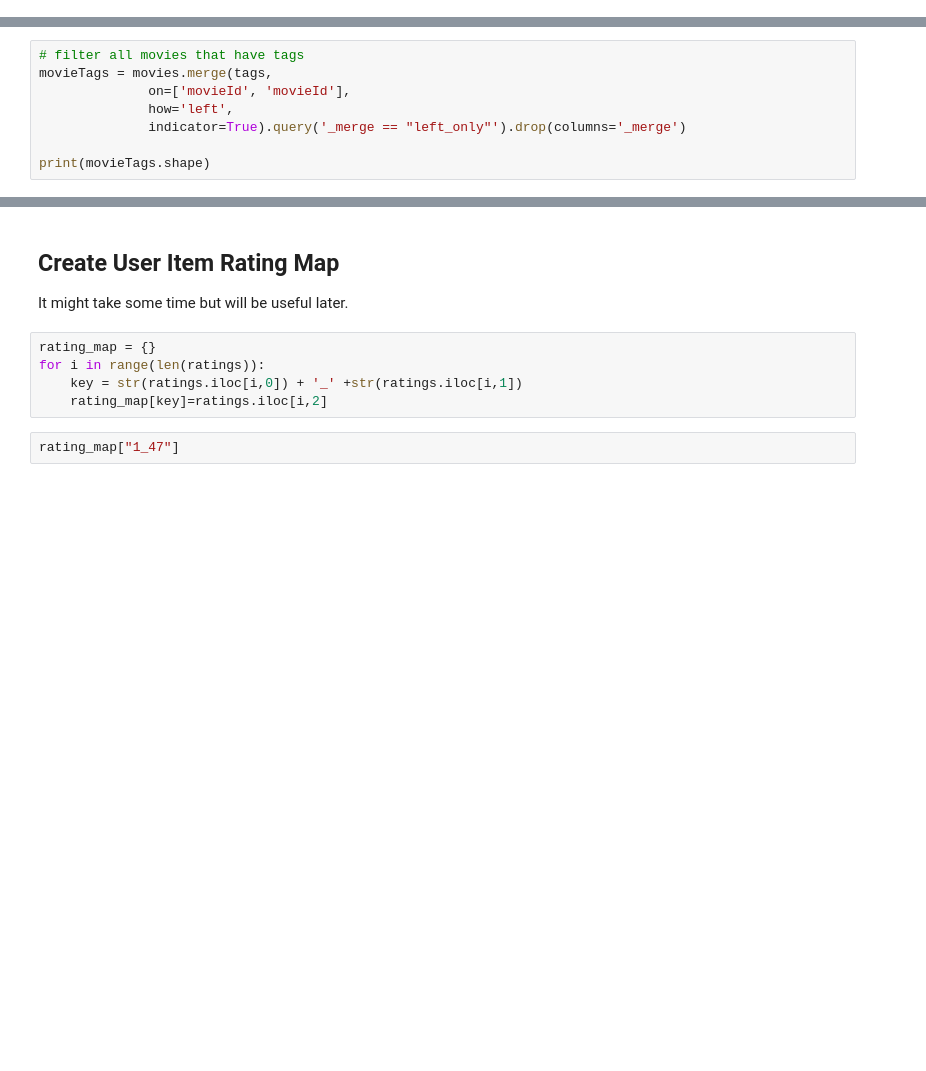
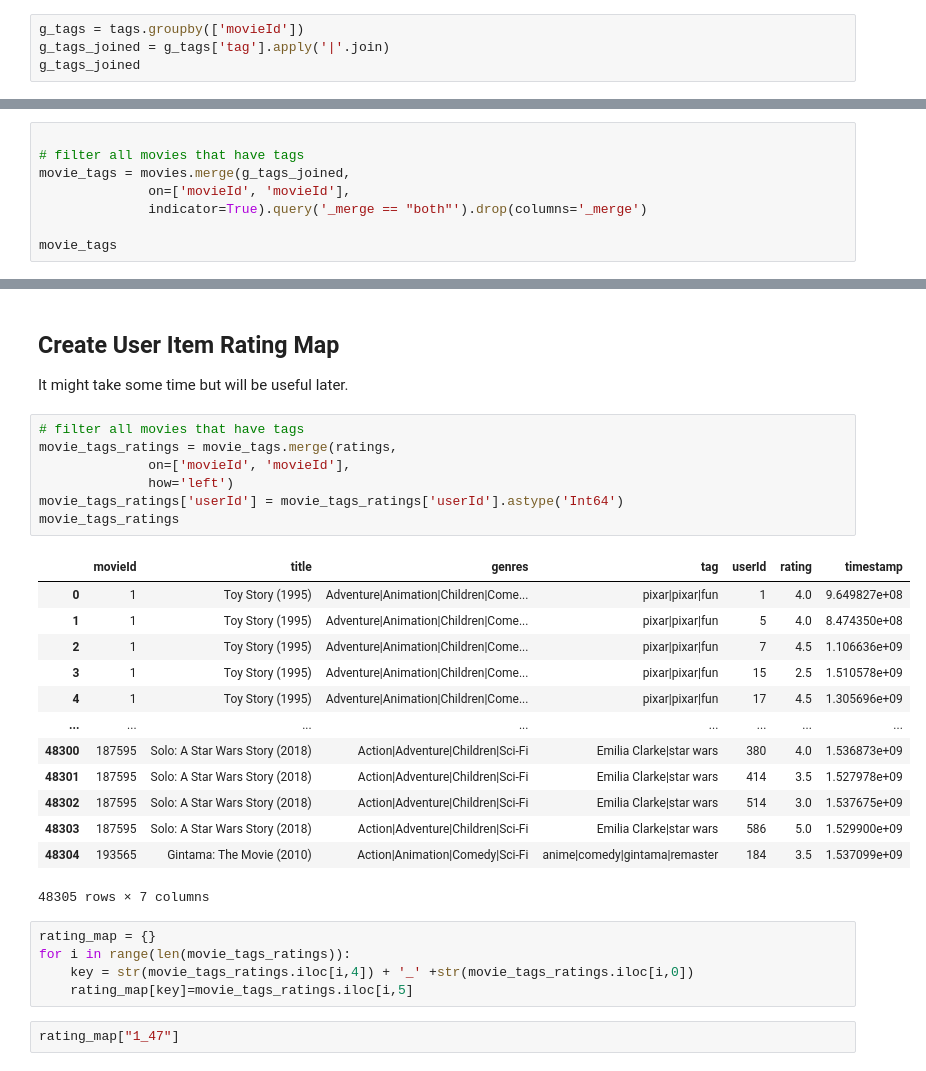
Before and after one commit to TxCorpi0x/data_science, a Jupyter notebook: recommender_systems/content_based_tags.ipynb, the cells around one changed output, grey strips where cells are left out. Drawn from its saved outputs; the diff is of its cells as text; blank space fills up the shorter version.

Commit message:
fix the tags using merge

```diff
--- a/recommender_systems/content_based_tags.ipynb
+++ b/recommender_systems/content_based_tags.ipynb
@@ -94,3 +82,7 @@ tags.head()
 # %% [markdown]
 ### Extract junction movies
 Extract the movies that have the corresponding list of tags in the tags DB
+# %%
+g_tags = tags.groupby(['movieId'])
+g_tags_joined = g_tags['tag'].apply('|'.join)
+g_tags_joined
@@ -97,9 +103,9 @@ Extract the movies that have the corresponding list of tags in the tags DB
 # %%
+
 # filter all movies that have tags
-movieTags = movies.merge(tags,
+movie_tags = movies.merge(g_tags_joined,
               on=['movieId', 'movieId'],
-              how='left',
-              indicator=True).query('_merge == "left_only"').drop(columns='_merge')
+              indicator=True).query('_merge == "both"').drop(columns='_merge')
 
-print(movieTags.shape)
+movie_tags
 # %% [output]
@@ -107,11 +125,32 @@ print(movieTags.shape)
 # %% [markdown]
 ## Create User Item Rating Map
 It might take some time but will be useful later.
+# %%
+# filter all movies that have tags
+movie_tags_ratings = movie_tags.merge(ratings,
+              on=['movieId', 'movieId'],
+              how='left')
+movie_tags_ratings['userId'] = movie_tags_ratings['userId'].astype('Int64')
+movie_tags_ratings
+# %% [output]
+|  | movieId | title | genres | tag | userId | rating | timestamp |
+| 0 | 1 | Toy Story (1995) | Adventure|Animation|Children|Come... | pixar|pixar|fun | 1 | 4.0 | 9.649827e+08 |
+| 1 | 1 | Toy Story (1995) | Adventure|Animation|Children|Come... | pixar|pixar|fun | 5 | 4.0 | 8.474350e+08 |
+| 2 | 1 | Toy Story (1995) | Adventure|Animation|Children|Come... | pixar|pixar|fun | 7 | 4.5 | 1.106636e+09 |
+| 3 | 1 | Toy Story (1995) | Adventure|Animation|Children|Come... | pixar|pixar|fun | 15 | 2.5 | 1.510578e+09 |
+| 4 | 1 | Toy Story (1995) | Adventure|Animation|Children|Come... | pixar|pixar|fun | 17 | 4.5 | 1.305696e+09 |
+| ... | ... | ... | ... | ... | ... | ... | ... |
+| 48300 | 187595 | Solo: A Star Wars Story (2018) | Action|Adventure|Children|Sci-Fi | Emilia Clarke|star wars | 380 | 4.0 | 1.536873e+09 |
+| 48301 | 187595 | Solo: A Star Wars Story (2018) | Action|Adventure|Children|Sci-Fi | Emilia Clarke|star wars | 414 | 3.5 | 1.527978e+09 |
+| 48302 | 187595 | Solo: A Star Wars Story (2018) | Action|Adventure|Children|Sci-Fi | Emilia Clarke|star wars | 514 | 3.0 | 1.537675e+09 |
+| 48303 | 187595 | Solo: A Star Wars Story (2018) | Action|Adventure|Children|Sci-Fi | Emilia Clarke|star wars | 586 | 5.0 | 1.529900e+09 |
+| 48304 | 193565 | Gintama: The Movie (2010) | Action|Animation|Comedy|Sci-Fi | anime|comedy|gintama|remaster | 184 | 3.5 | 1.537099e+09 |
+48305 rows × 7 columns
 # %%
 rating_map = {}
-for i in range(len(ratings)):
-    key = str(ratings.iloc[i,0]) + '_' +str(ratings.iloc[i,1])
-    rating_map[key]=ratings.iloc[i,2]
+for i in range(len(movie_tags_ratings)):
+    key = str(movie_tags_ratings.iloc[i,4]) + '_' +str(movie_tags_ratings.iloc[i,0])
+    rating_map[key]=movie_tags_ratings.iloc[i,5]
 # %%
 rating_map["1_47"]
 # %% [output]
```
Also changed, not shown: parts of 17 cells of this notebook, 1 other file.
